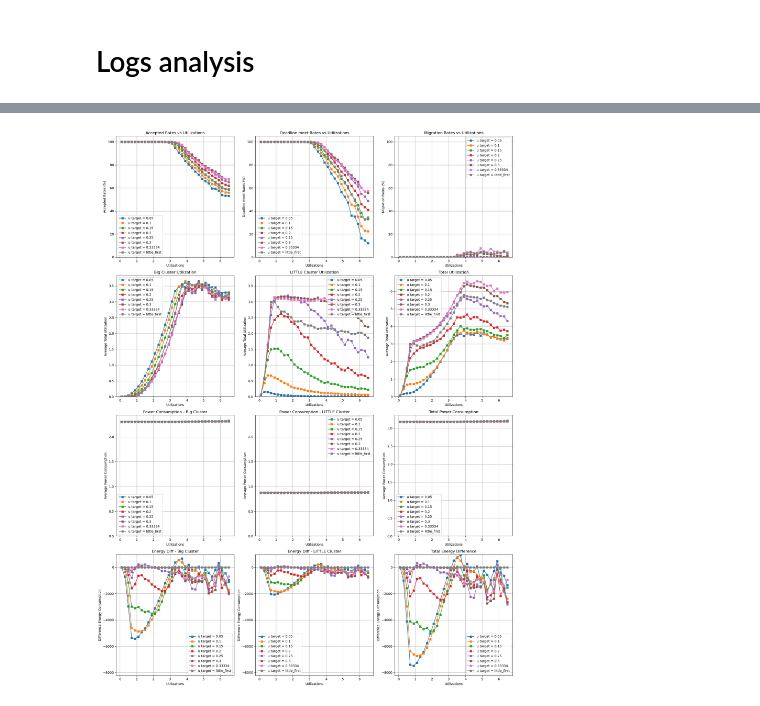
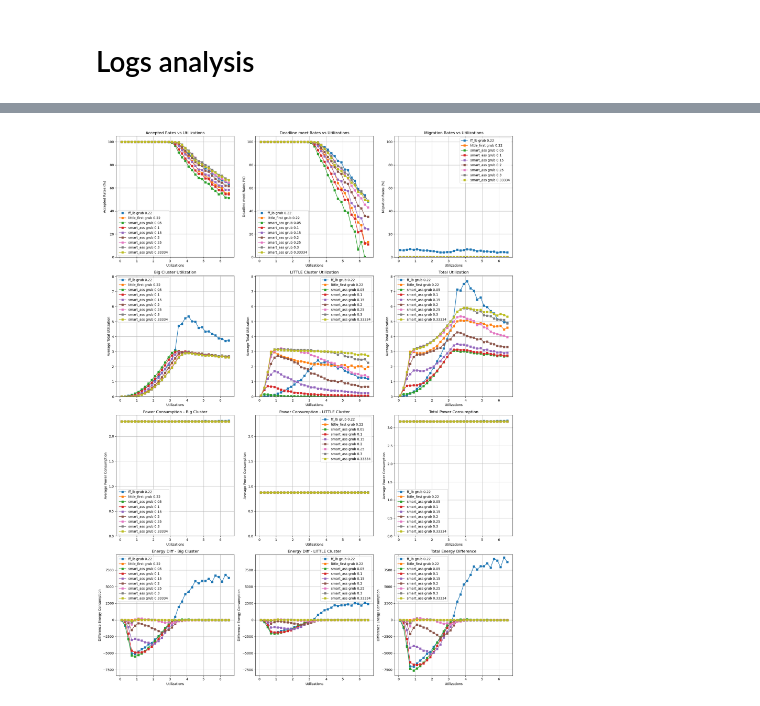
Before and after one commit to fillien/schedsim, a Jupyter notebook: test-allocators.ipynb, the cells around one changed output, grey strips where cells are left out. Drawn from its saved outputs; the diff is of its cells as text; code cells hidden in the pictures.

```diff
--- a/test-allocators.ipynb
+++ b/test-allocators.ipynb
@@ -73,7 +89,7 @@ for i in util_steps:
     os.mkdir(data_path)
     utilization = round(i * 0.1, 1)
     print(f"jobs = {NB_JOBS}, tasks = {NB_TASK}, umax = {UMAX}, utilization = {utilization}")
-    sc.generate_tasksets(data_path, NB_JOBS, NB_TASK, utilization, UMAX, success_rate = 1.0, compression_rate = 1.0, nb_cores = 16, a_special_need=(0.0, min(targets)))
+    sc.generate_tasksets(data_path, NB_JOBS, NB_TASK, utilization, UMAX, success_rate = 1.0, compression_rate = 1.0, nb_cores = 16, a_special_need=(0.0, 0.22))
 
 print("== finished ==")
 # %% [output]
@@ -135,11 +149,9 @@ plt.show()
 # %% [markdown]
 # Simulate the tasksets
 # %%
-for target in targets:
-    print(f"-> logs_{alloc}_{sched}_{target}")
-    sim.simul(DIR, alloc, sched, PLATFORM, target, f"{DIR}_logs_{alloc}_{sched}_{target}")
+for conf in configs:
+    print(f"-> logs_{conf[0]}_{conf[1]}_{conf[2]}")
+    sim.simul(DIR, conf[0], conf[1], PLATFORM, conf[2], f"{DIR}_logs_{conf[0]}_{conf[1]}_{conf[2]}")
 
-print(f"-> logs_little_first_{sched}")
-sim.simul(DIR, "little_first", sched, PLATFORM, 0.2, f"{DIR}_logs_little_first_{sched}")
 print("== finished ==")
 # %% [output]
@@ -227,8 +228,8 @@ print("== finished ==")
 == finished ==
 # %%
 results = {}
-for target in targets + ["little_first"]:
-    results[target] = (stats[target].with_columns(
+for i,_ in enumerate(configs):
+    results[i] = (stats[i].with_columns(
         (1 - (pl.col("rejected") / pl.col("arrivals"))).alias("accepted-rates"),
         (1 - (pl.col("deadlines-counts") / (pl.col("arrivals") - pl.col("rejected")))).alias("meet-rates"),
         (pl.col("cmigration") / pl.col("transitions")).alias("migration-rates"),
@@ -249,13 +250,13 @@ for target in targets + ["little_first"]:
     ))
 
 energy = pl.concat([
-  stats[t].select(["utilizations", "id", "c1-energy", "c2-energy"]).rename({"c1-energy": f"c1-energy-{str(t)}", "c2-energy": f"c2-energy-{str(t)}"}) for t in targets+["little_first"]
+    stats[i].select(["utilizations", "id", "c1-energy", "c2-energy"]).rename({"c1-energy": f"c1-energy-{str(i)}", "c2-energy": f"c2-energy-{str(i)}"}) for i, _ in enumerate(configs)
 ], how="align")
 
 energy_diff = energy.with_columns(
-    [(pl.col(f"{clu}-energy-{t}") - pl.col(f"{clu}-energy-little_first")).alias(f"{clu}-energy-{t}-diff") for t in targets+["little_first"] for clu in ["c1", "c2"]],
+    [(pl.col(f"{clu}-energy-{str(i)}") - pl.col(f"{clu}-energy-{str(1)}")).alias(f"{clu}-energy-{str(i)}-diff") for i, _ in enumerate(configs) for clu in ["c1", "c2"]],
 ).with_columns(
-    [(pl.col(f"c1-energy-{target}-diff") + pl.col(f"c2-energy-{target}-diff")).alias(f"energy-{target}-diff") for target in targets+["little_first"]]
+    [(pl.col(f"c1-energy-{str(i)}-diff") + pl.col(f"c2-energy-{str(i)}-diff")).alias(f"energy-{str(i)}-diff") for i,_ in enumerate(configs)]
 ).group_by("utilizations").agg(
     pl.exclude(["utilizations", "id"]).mean()
 )
@@ -264,8 +265,8 @@ fig, axes = plt.subplots(4, 3, figsize=(18, 24))
 axes = axes.flatten()
 
 axe=0
-for t in targets+["little_first"]:
-    axes[axe].plot(results[t]["utilizations"], results[t]["accepted-rates"] * 100, label=f"u target = {t}", marker='s')
+for i, c in enumerate(configs):
+    axes[axe].plot(results[i]["utilizations"], results[i]["accepted-rates"] * 100, label=f"{c[0]} {c[1]} {c[2]}", marker='s')
 axes[axe].set_ylim(0, 105)
 axes[axe].set_xlabel("Utilizations")
 axes[axe].set_ylabel("Accepted Rates (%)")
@@ -274,8 +275,8 @@ axes[axe].legend()
 axes[axe].grid(True)
 
 axe=1
-for t in targets+["little_first"]:
-    axes[axe].plot(results[t]["utilizations"], results[t]["meet-rates"] * 100, label=f"u target = {t}", marker='s')
+for i, c in enumerate(configs):
+    axes[axe].plot(results[i]["utilizations"], results[i]["meet-rates"] * 100, label=f"{c[0]} {c[1]} {c[2]}", marker='s')
 axes[axe].set_ylim(0, 105)
 axes[axe].set_xlabel("Utilizations")
 axes[axe].set_ylabel("Deadline meet Rates (%)")
@@ -284,8 +285,8 @@ axes[axe].legend()
 axes[axe].grid(True)
 
 axe=2
-for t in targets+["little_first"]:
-    axes[axe].plot(results[t]["utilizations"], results[t]["migration-rates"] * 100, label=f"u target = {t}", marker='s')
+for i, c in enumerate(configs):
+    axes[axe].plot(results[i]["utilizations"], results[i]["migration-rates"] * 100, label=f"{c[0]} {c[1]} {c[2]}", marker='s')
 axes[axe].set_ylim(0, 105)
 axes[axe].set_xlabel("Utilizations")
 axes[axe].set_ylabel("Migration Rates (%)")
@@ -294,9 +295,9 @@ axes[axe].legend()
 axes[axe].grid(True)
 
 axe=3
-for t in targets+["little_first"]:
-    axes[axe].plot(results[t]["utilizations"], results[t]["c1-util"], label=f"u target = {t}", marker='s')
-axes[axe].set_ylim(0, max([results[x]["c1-util"].max() for x in targets]) * 1.05)
+for i, c in enumerate(configs):
+    axes[axe].plot(results[i]["utilizations"], results[i]["c1-util"], label=f"{c[0]} {c[1]} {c[2]}", marker='s')
+axes[axe].set_ylim(0, max([results[i]["total-util"].max() for i, _ in enumerate(configs)]) * 1.05)
 axes[axe].set_xlabel("Utilizations")
 axes[axe].set_ylabel("Average Total Utilization")
 axes[axe].set_title("Big Cluster Utilization")
@@ -304,9 +305,9 @@ axes[axe].legend()
 axes[axe].grid(True)
 
 axe=4
-for t in targets+["little_first"]:
-    axes[axe].plot(results[t]["utilizations"], results[t]["c2-util"], label=f"u target = {t}", marker='s')
-axes[axe].set_ylim(0, max([results[x]["c1-util"].max() for x in targets]) * 1.05)
+for i, c in enumerate(configs):
+    axes[axe].plot(results[i]["utilizations"], results[i]["c2-util"], label=f"{c[0]} {c[1]} {c[2]}", marker='s')
+axes[axe].set_ylim(0, max([results[i]["total-util"].max() for i, _ in enumerate(configs)]) * 1.05)
 axes[axe].set_xlabel("Utilizations")
 axes[axe].set_ylabel("Average Total Utilization")
 axes[axe].set_title("LITTLE Cluster Utilization")
@@ -314,9 +315,9 @@ axes[axe].legend()
 axes[axe].grid(True)
 
 axe=5
-for t in targets+["little_first"]:
-    axes[axe].plot(results[t]["utilizations"], results[t]["total-util"], label=f"u target = {t}", marker='s')
-axes[axe].set_ylim(0, max([results[x]["total-util"].max() for x in targets]) * 1.05)
+for i, c in enumerate(configs):
+    axes[axe].plot(results[i]["utilizations"], results[i]["total-util"], label=f"{c[0]} {c[1]} {c[2]}", marker='s')
+axes[axe].set_ylim(0, max([results[i]["total-util"].max() for i, _ in enumerate(configs)]) * 1.05)
 axes[axe].set_xlabel("Utilizations")
 axes[axe].set_ylabel("Average Total Utilization")
 axes[axe].set_title("Total Utilization")
@@ -324,9 +325,9 @@ axes[axe].legend()
 axes[axe].grid(True)
 
 axe=6
-for t in targets+["little_first"]:
-    axes[axe].plot(results[t]["utilizations"], results[t]["c1-power"], label=f"u target = {t}", marker='s')
-axes[axe].set_ylim(0, max([results[x]["c1-power"].max() for x in targets]) * 1.05)
+for i, c in enumerate(configs):
+    axes[axe].plot(results[i]["utilizations"], results[i]["c1-power"], label=f"{c[0]} {c[1]} {c[2]}", marker='s')
+axes[axe].set_ylim(0, max([results[i]["c1-power"].max() for i, _ in enumerate(configs)]) * 1.05)
 axes[axe].set_xlabel("Utilizations")
 axes[axe].set_ylabel("Average Power Consumption")
 axes[axe].set_title("Power Consumption - Big Cluster")
@@ -334,9 +335,9 @@ axes[axe].legend()
 axes[axe].grid(True)
 
 axe=7
-for t in targets+["little_first"]:
-    axes[axe].plot(results[t]["utilizations"], results[t]["c2-power"], label=f"u target = {t}", marker='s')
-axes[axe].set_ylim(0, max([results[x]["c1-power"].max() for x in targets]) * 1.05)
+for i, c in enumerate(configs):
+    axes[axe].plot(results[i]["utilizations"], results[i]["c2-power"], label=f"{c[0]} {c[1]} {c[2]}", marker='s')
+axes[axe].set_ylim(0, max([results[i]["c1-power"].max() for i, _ in enumerate(configs)]) * 1.05)
 axes[axe].set_xlabel("Utilizations")
 axes[axe].set_ylabel("Average Power Consumption")
 axes[axe].set_title("Power Consumption - LITTLE Cluster")
@@ -344,9 +345,9 @@ axes[axe].legend()
 axes[axe].grid(True)
 
 axe=8
-for t in targets+["little_first"]:
-    axes[axe].plot(results[t]["utilizations"], results[t]["total-power"], label=f"u target = {t}", marker='s')
-axes[axe].set_ylim(0, max([results[x]["total-power"].max() for x in targets]) * 1.05)
+for i, c in enumerate(configs):
+    axes[axe].plot(results[i]["utilizations"], results[i]["total-power"], label=f"{c[0]} {c[1]} {c[2]}", marker='s')
+axes[axe].set_ylim(0, max([results[i]["total-power"].max() for i, _ in enumerate(configs)]) * 1.05)
 axes[axe].set_xlabel("Utilizations")
 axes[axe].set_ylabel("Average Power Consumption")
 axes[axe].set_title("Total Power Consumption")
@@ -356,37 +357,37 @@ axes[axe].grid(True)
 max_y = max(energy_diff.select(pl.col(r"^energy.*diff$")).max().with_columns(pl.max_horizontal("*").alias("max"))["max"]) * 1.05
 min_y = max(energy_diff.select(pl.col(r"^energy.*diff$")).min().with_columns(pl.min_horizontal("*").alias("min"))["min"]) * 1.10
 
 axe=9
-for t in targets+["little_first"]:
-    axes[axe].plot(energy_diff["utilizations"], energy_diff[f"c1-energy-{t}-diff"], label=f"u target = {t}", marker='s')
+for i, c in enumerate(configs):
+    axes[axe].plot(energy_diff["utilizations"], energy_diff[f"c1-energy-{i}-diff"], label=f"{c[0]} {c[1]} {c[2]}", marker='s')
 axes[axe].set_xlabel("Utilizations")
 axes[axe].set_ylabel("Difference Energy Consumption")
 axes[axe].set_title("Energy Diff - Big Cluster")
 axes[axe].set_ylim(min_y, max_y)
 axes[axe].legend()
 axes[axe].grid(True)
 
 axe=10
-for t in targets+["little_first"]:
-    axes[axe].plot(energy_diff["utilizations"], energy_diff[f"c2-energy-{t}-diff"], label=f"u target = {t}", marker='s')
+for i, c in enumerate(configs):
+    axes[axe].plot(energy_diff["utilizations"], energy_diff[f"c2-energy-{i}-diff"], label=f"{c[0]} {c[1]} {c[2]}", marker='s')
 axes[axe].set_xlabel("Utilizations")
 axes[axe].set_ylabel("Difference Energy Consumption")
 axes[axe].set_title("Energy Diff - LITTLE Cluster")
 axes[axe].set_ylim(min_y, max_y)
 axes[axe].legend()
 axes[axe].grid(True)
 
 axe=11
-for t in targets+["little_first"]:
-    axes[axe].plot(energy_diff["utilizations"], energy_diff[f"energy-{t}-diff"], label=f"u target = {t}", marker='s')
+for i, c in enumerate(configs):
+    axes[axe].plot(energy_diff["utilizations"], energy_diff[f"energy-{i}-diff"], label=f"{c[0]} {c[1]} {c[2]}", marker='s')
 axes[axe].set_xlabel("Utilizations")
 axes[axe].set_ylabel("Difference Energy Consumption")
 axes[axe].set_title("Total Energy Difference")
 axes[axe].set_ylim(min_y, max_y)
 axes[axe].legend()
 axes[axe].grid(True)
 
 plt.tight_layout()
 plt.show()
 # %% [output]
-[figure, old version]
+[figure, new version]
```
Also changed, not shown: parts of 5 cells of this notebook, 1 other file.
